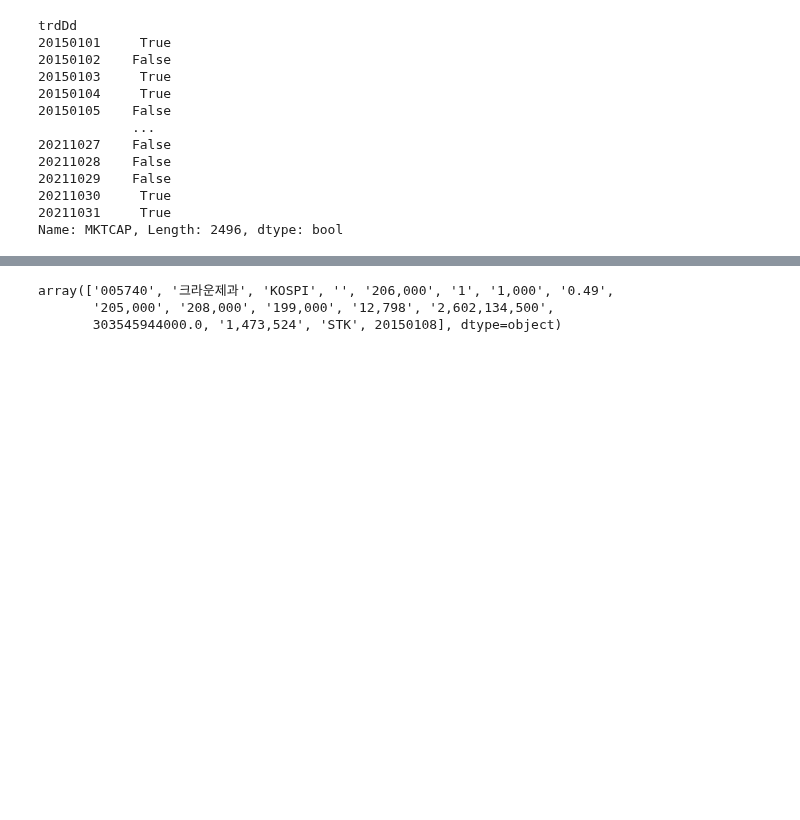
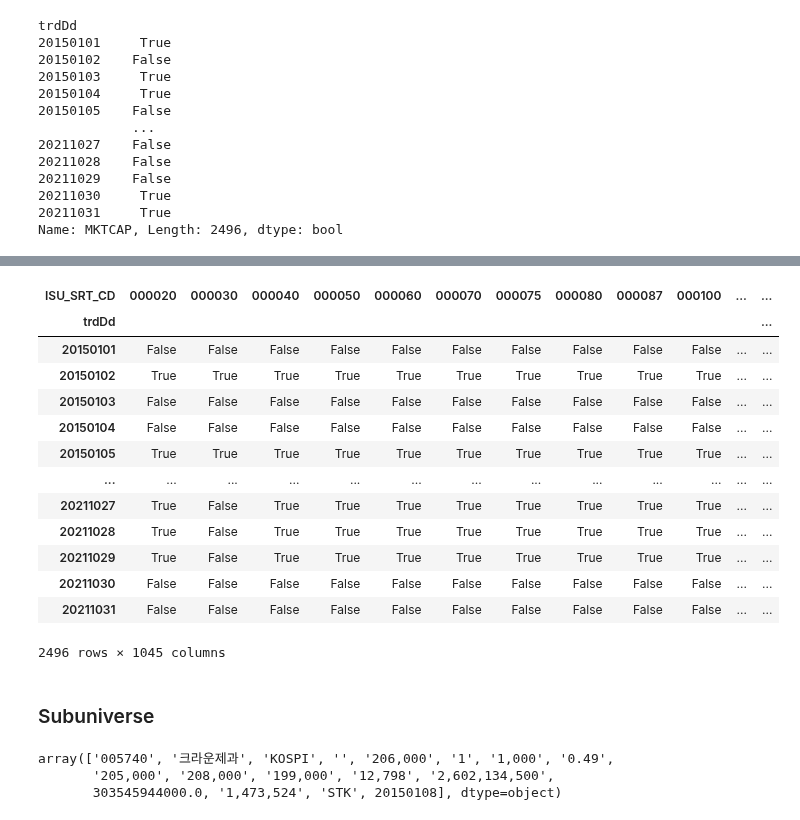
Before and after one commit to jaepil-choi/korquanttools, a Jupyter notebook: pricevolume/krx.ipynb, the cells around one changed output, grey strips where cells are left out. Saved outputs shown, nothing was run; the diff lists cells and outputs as text; code cells hidden in the pictures; blank space fills up the shorter version.

```diff
--- a/pricevolume/krx.ipynb
+++ b/pricevolume/krx.ipynb
@@ -224,0 +236,20 @@ Int64Index([20150101, 20150102, 20150103, 20150104, 20150105, 20150106,
+# %%
+universe_df = ~lv2_df.isnull()
+universe_df
+# %% [output]
+| ISU_SRT_CD | 000020 | 000030 | 000040 | 000050 | 000060 | 000070 | 000075 | 000080 | 000087 | 000100 | ... | ... |
+| trdDd |  |  |  |  |  |  |  |  |  |  |  | ... |
+| 20150101 | False | False | False | False | False | False | False | False | False | False | ... | ... |
+| 20150102 | True | True | True | True | True | True | True | True | True | True | ... | ... |
+| 20150103 | False | False | False | False | False | False | False | False | False | False | ... | ... |
+| 20150104 | False | False | False | False | False | False | False | False | False | False | ... | ... |
+| 20150105 | True | True | True | True | True | True | True | True | True | True | ... | ... |
+| ... | ... | ... | ... | ... | ... | ... | ... | ... | ... | ... | ... | ... |
+| 20211027 | True | False | True | True | True | True | True | True | True | True | ... | ... |
+| 20211028 | True | False | True | True | True | True | True | True | True | True | ... | ... |
+| 20211029 | True | False | True | True | True | True | True | True | True | True | ... | ... |
+| 20211030 | False | False | False | False | False | False | False | False | False | False | ... | ... |
+| 20211031 | False | False | False | False | False | False | False | False | False | False | ... | ... |
+2496 rows × 1045 columns
+# %% [markdown]
+### Subuniverse
```
Also changed, not shown: parts of 42 cells of this notebook.
